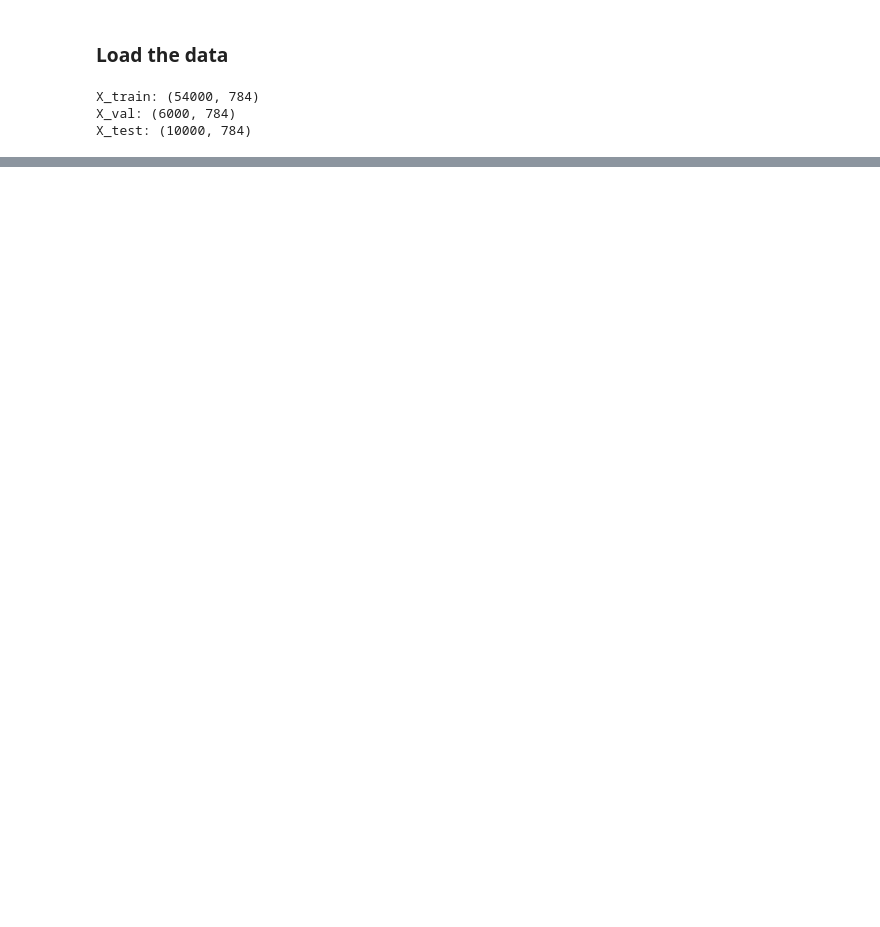
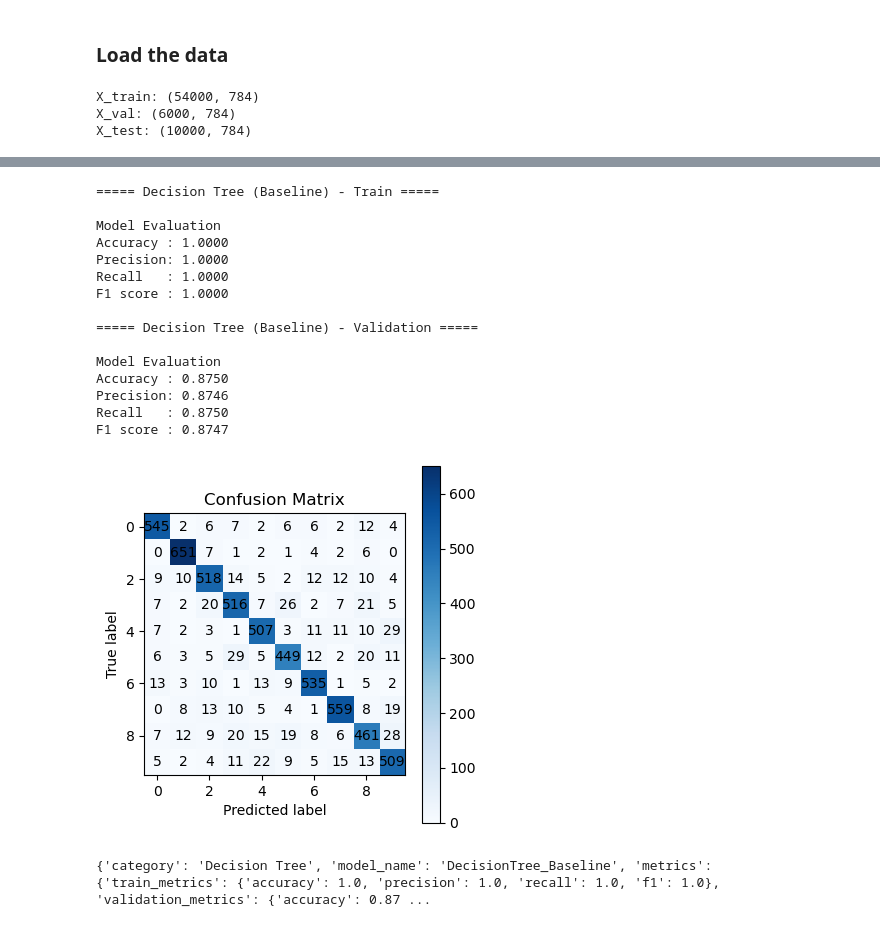
Before and after one commit to leyla-louache/mnist-project, a Jupyter notebook: notebooks/03_logistic_regression.ipynb, the cells around one changed output, grey strips where cells are left out. Drawn from its saved outputs; the diff is of its cells as text; code cells hidden in the pictures; blank space fills up the shorter version.

```diff
--- a/notebooks/03_logistic_regression.ipynb
+++ b/notebooks/03_logistic_regression.ipynb
@@ -157,0 +376,62 @@ weighted avg       0.92      0.92      0.92     10000
+# %%
+from sklearn.tree import DecisionTreeClassifier
+
+dt_model = DecisionTreeClassifier(random_state=42)
+
+# Train model
+dt_model.fit(X_train, y_train)
+
+# Predict
+y_train_pred = dt_model.predict(X_train)
+y_val_pred   = dt_model.predict(X_val)
+
+# Evaluate
+train_metrics = evaluate_classification(
+    y_train,
+    y_train_pred,
+    plot=False,
+    title="Decision Tree (Baseline) - Train"
+)
+
+val_metrics = evaluate_classification(
+    y_val,
+    y_val_pred,
+    plot=True,
+    title="Decision Tree (Baseline) - Validation"
+)
+
+# Save results
+results = {
+    "train_metrics": train_metrics,
+    "validation_metrics": val_metrics,
+    "scores": {
+        "train_accuracy": train_metrics["accuracy"],
+        "validation_accuracy": val_metrics["accuracy"]
+    },
+    "overfitting_gap": train_metrics["accuracy"] - val_metrics["accuracy"]
+}
+
+save_result(
+    model_name="DecisionTree_Baseline",
+    category="Decision Tree",
+    metrics=results,
+    params=dt_model.get_params()
+)
+# %% [output]
+===== Decision Tree (Baseline) - Train =====
+
+Model Evaluation
+Accuracy : 1.0000
+Precision: 1.0000
+Recall   : 1.0000
+F1 score : 1.0000
+
+===== Decision Tree (Baseline) - Validation =====
+
+Model Evaluation
+Accuracy : 0.8750
+Precision: 0.8746
+Recall   : 0.8750
+F1 score : 0.8747
+[figure, added]
+{'category': 'Decision Tree', 'model_name': 'DecisionTree_Baseline', 'metrics': {'train_metrics': {'accuracy': 1.0, 'precision': 1.0, 'recall': 1.0, 'f1': 1.0}, 'validation_metrics': {'accuracy': 0.87 ...
```
Also changed, not shown: parts of 44 cells of this notebook.
